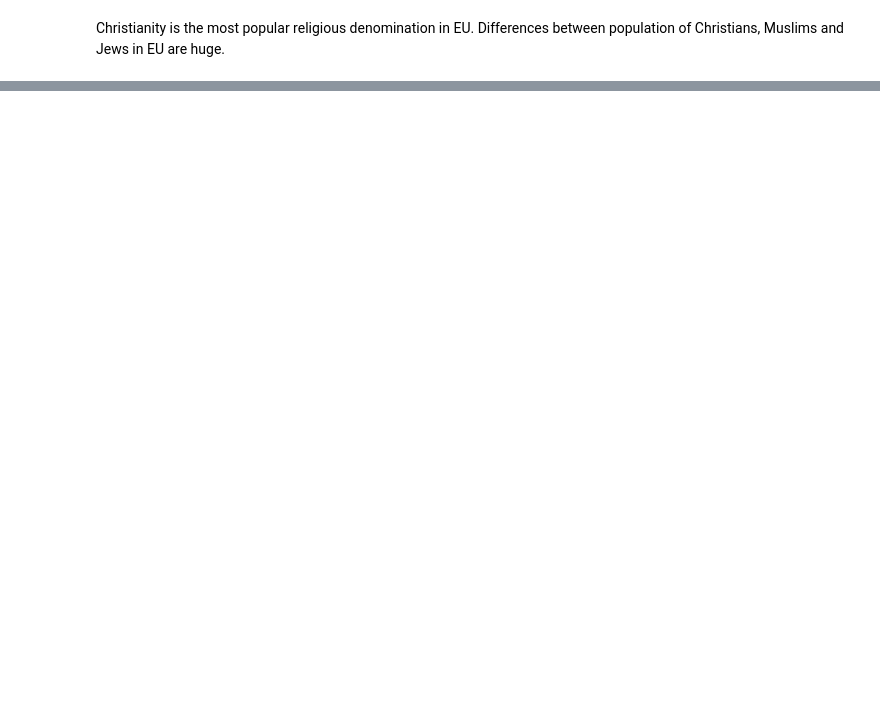
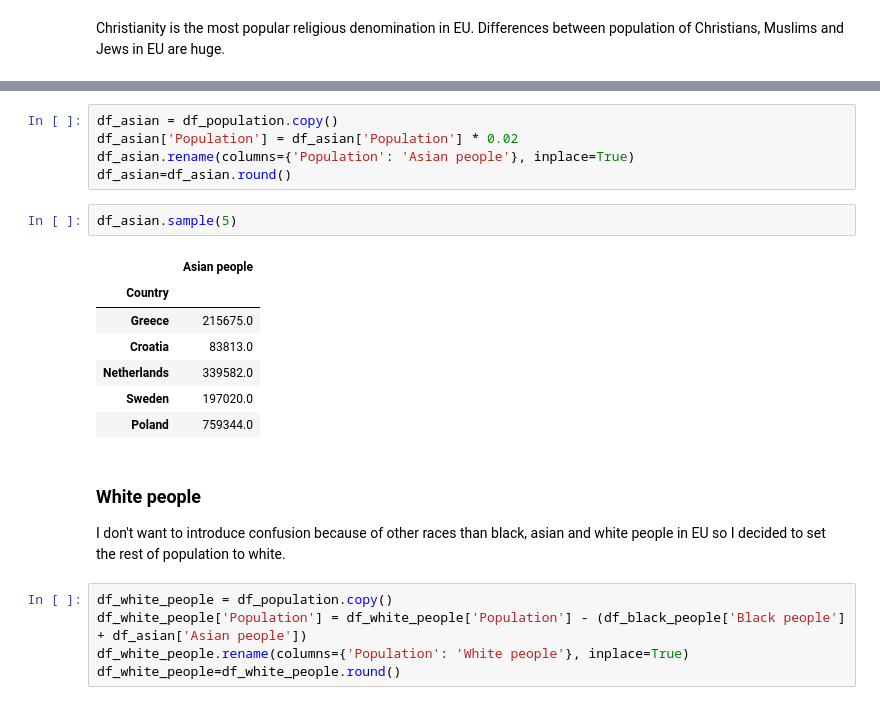
Before and after one commit to joanna-janos/MigrationSimulationInEU, a Jupyter notebook: data_analysis.ipynb, the cells around one changed output, grey strips where cells are left out. Drawn from its saved outputs; the diff is of its cells as text; blank space fills up the shorter version.

```diff
--- a/data_analysis.ipynb
+++ b/data_analysis.ipynb
@@ -547,0 +583,23 @@ Christianity is the most popular religious denomination in EU. Differences betwe
+# %%
+df_asian = df_population.copy()
+df_asian['Population'] = df_asian['Population'] * 0.02
+df_asian.rename(columns={'Population': 'Asian people'}, inplace=True)
+df_asian=df_asian.round()
+# %%
+df_asian.sample(5)
+# %% [output]
+|  | Asian people |
+| Country |  |
+| Greece | 215675.0 |
+| Croatia | 83813.0 |
+| Netherlands | 339582.0 |
+| Sweden | 197020.0 |
+| Poland | 759344.0 |
+# %% [markdown]
+### White people
+I don't want to introduce confusion because of other races than black, asian and white people in EU so I decided to set the rest of population to white.
+# %%
+df_white_people = df_population.copy()
+df_white_people['Population'] = df_white_people['Population'] - (df_black_people['Black people'] + df_asian['Asian people'])
+df_white_people.rename(columns={'Population': 'White people'}, inplace=True)
+df_white_people=df_white_people.round()
```
Also changed, not shown: parts of 25 cells of this notebook, 1 other file.
